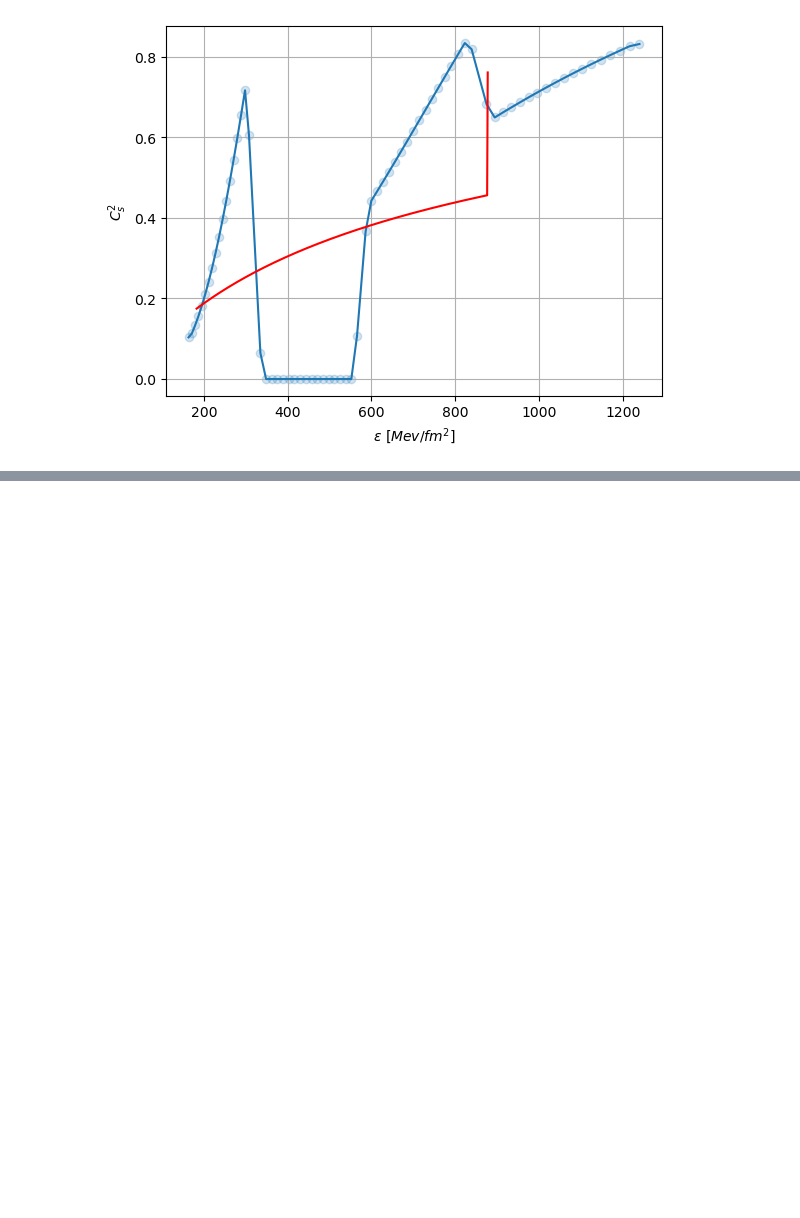
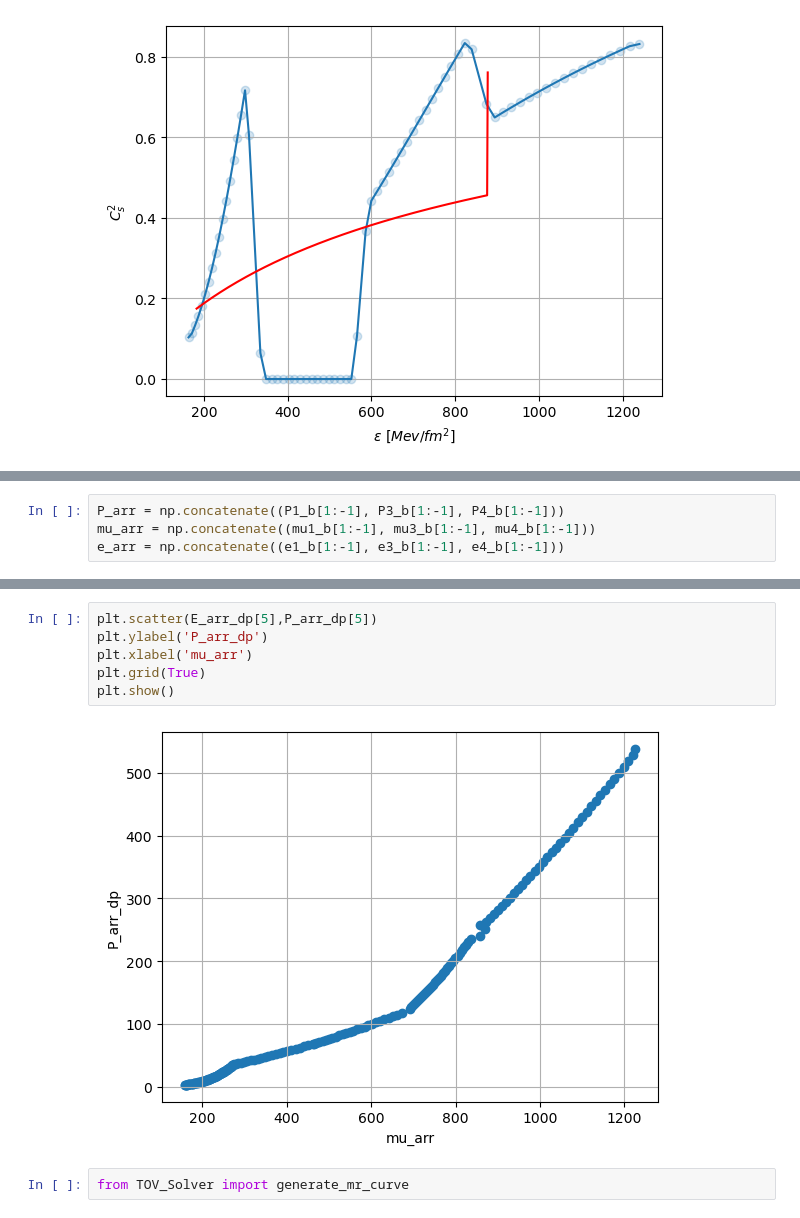
Before and after one commit to katta626/Phase_Transition, a Jupyter notebook: code/Relation_Codes/quadratic_fit-2.ipynb, the cells around one changed output, grey strips where cells are left out. Drawn from its saved outputs; the diff is of its cells as text; blank space fills up the shorter version.

```diff
--- a/code/Relation_Codes/quadratic_fit-2.ipynb
+++ b/code/Relation_Codes/quadratic_fit-2.ipynb
@@ -1280,0 +1386,4 @@ plt.show();
+# %%
+P_arr = np.concatenate((P1_b[1:-1], P3_b[1:-1], P4_b[1:-1]))
+mu_arr = np.concatenate((mu1_b[1:-1], mu3_b[1:-1], mu4_b[1:-1]))
+e_arr = np.concatenate((e1_b[1:-1], e3_b[1:-1], e4_b[1:-1]))
@@ -1280,0 +1434,10 @@ plt.show();
+# %%
+plt.scatter(E_arr_dp[5],P_arr_dp[5])
+plt.ylabel('P_arr_dp')
+plt.xlabel('mu_arr')
+plt.grid(True)
+plt.show()
+# %% [output]
+[figure, added]
+# %%
+from TOV_Solver import generate_mr_curve
```
Also changed, not shown: parts of 22 cells of this notebook, 4 other files.
